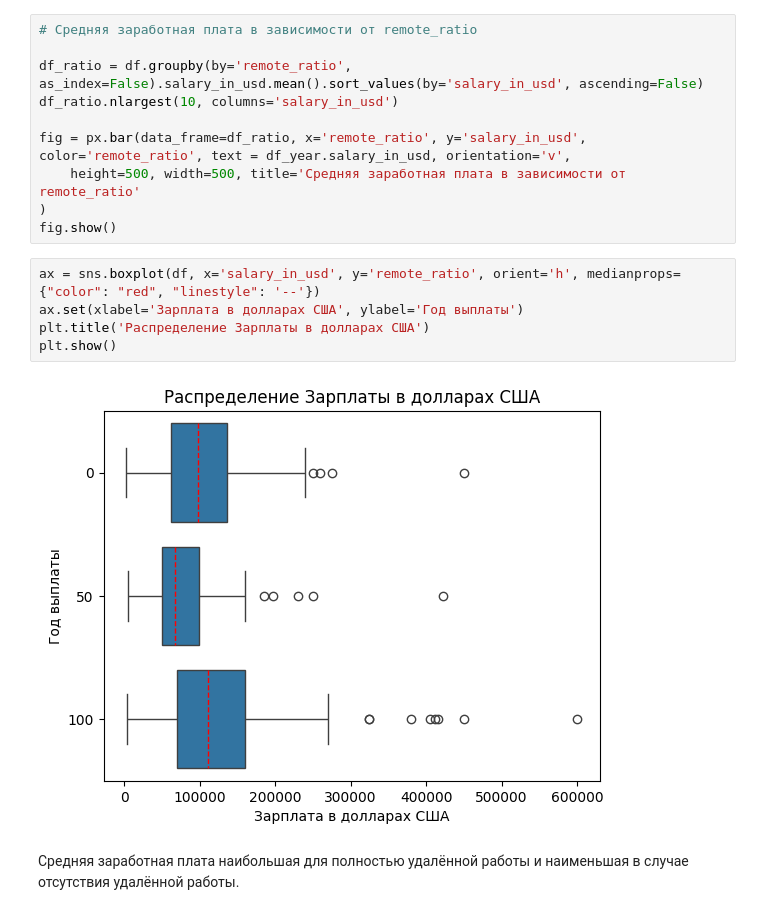
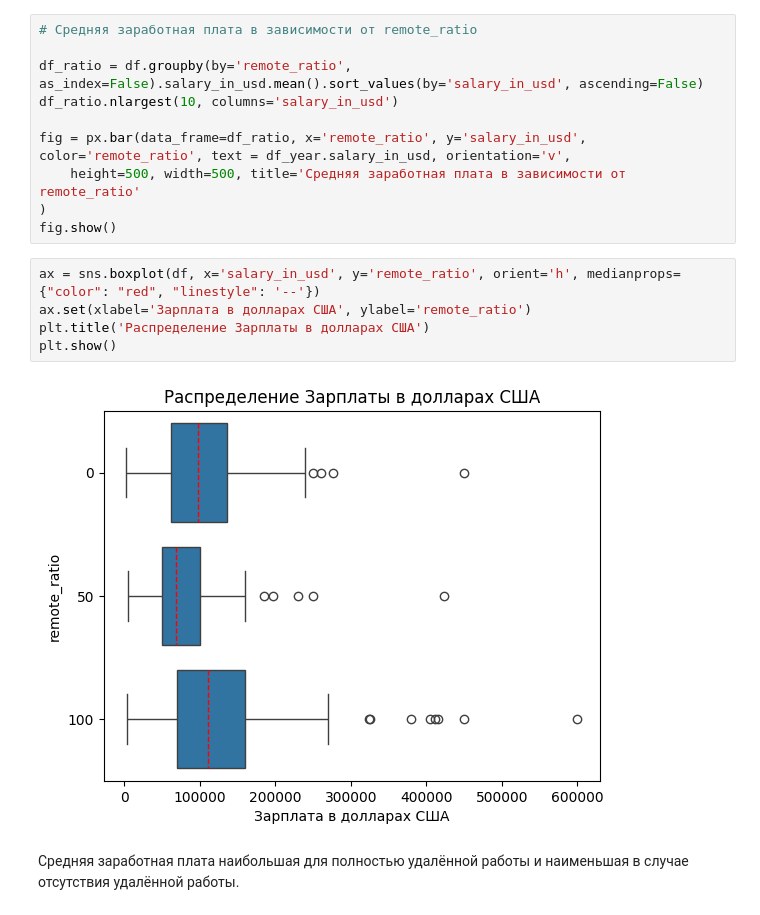
Before and after one commit to OlegFde/EDA_Statistical_tests, a Jupyter notebook: Statistical_tests.ipynb, the cells around one changed output. Cells and saved outputs as stored; diff of their text form.

```diff
--- a/Statistical_tests.ipynb
+++ b/Statistical_tests.ipynb
@@ -315,11 +314,11 @@ fig = px.bar(data_frame=df_ratio, x='remote_ratio', y='salary_in_usd', color='re
 fig.show()
 # %%
 ax = sns.boxplot(df, x='salary_in_usd', y='remote_ratio', orient='h', medianprops={"color": "red", "linestyle": '--'})
-ax.set(xlabel='Зарплата в долларах США', ylabel='Год выплаты')
+ax.set(xlabel='Зарплата в долларах США', ylabel='remote_ratio')
 plt.title('Распределение Зарплаты в долларах США')
 plt.show()
 # %% [output]
-[figure, old version]
+[figure, new version]
 # %% [markdown]
 Средняя заработная плата наибольшая для полностью удалённой работы и наименьшая в случае отсутствия удалённой работы.
 # %% [markdown]
```
Also changed, not shown: parts of 11 cells of this notebook.
